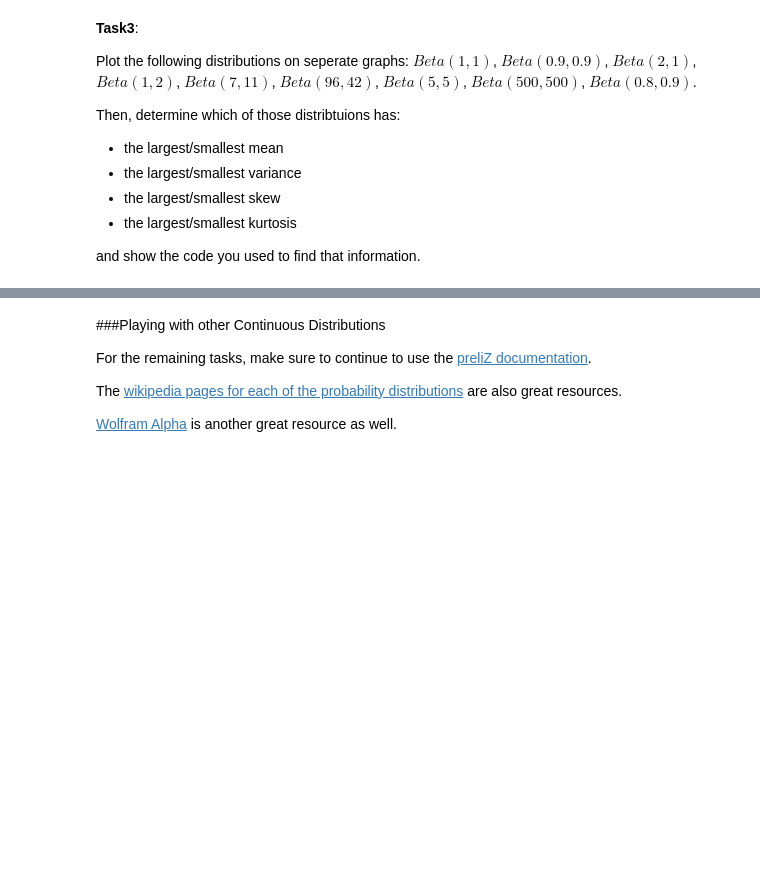
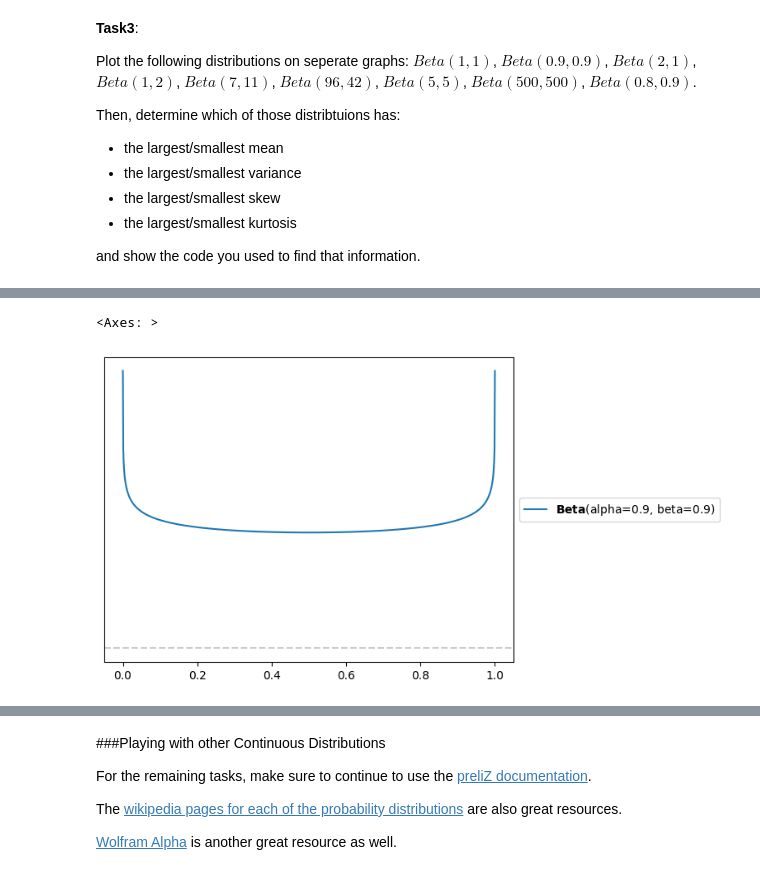
Before and after one commit to Orange314159/DataScience, a Jupyter notebook: MatthewRobsonUnitThreeExercisesSF.ipynb, the cells around one changed output, grey strips where cells are left out. Saved outputs shown, nothing was run; the diff lists cells and outputs as text; code cells hidden in the pictures; blank space fills up the shorter version.

```diff
--- a/MatthewRobsonUnitThreeExercisesSF.ipynb
+++ b/MatthewRobsonUnitThreeExercisesSF.ipynb
@@ -66,0 +72,5 @@ and show the code you used to find that information.
+# %%
+pz.Beta(alpha=0.9,beta=0.9).plot_pdf()
+# %% [output]
+<Axes: >
+[figure, added]
```
Also changed, not shown: parts of 12 cells of this notebook.
